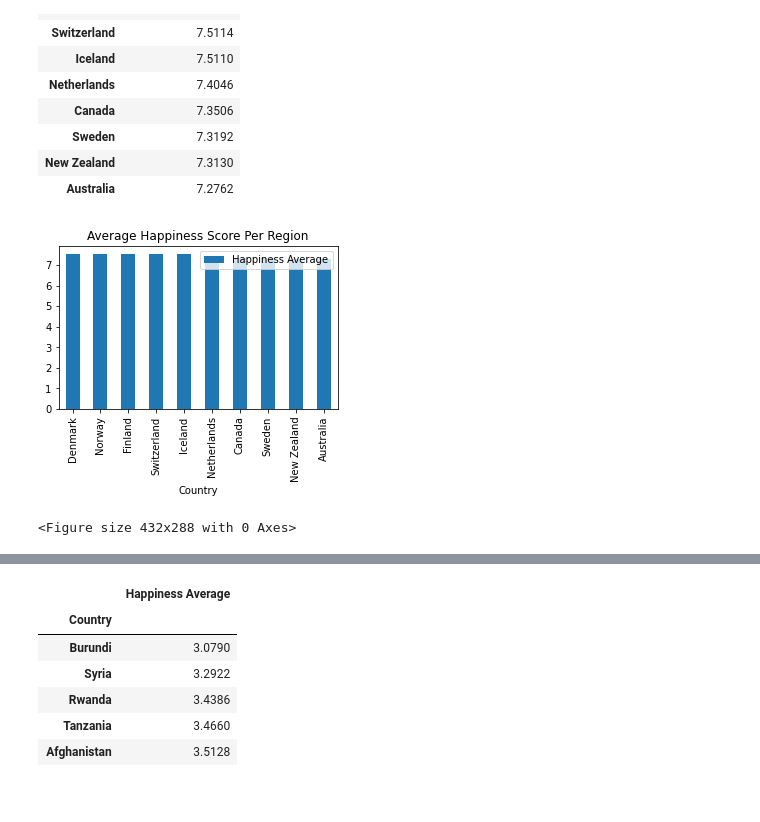
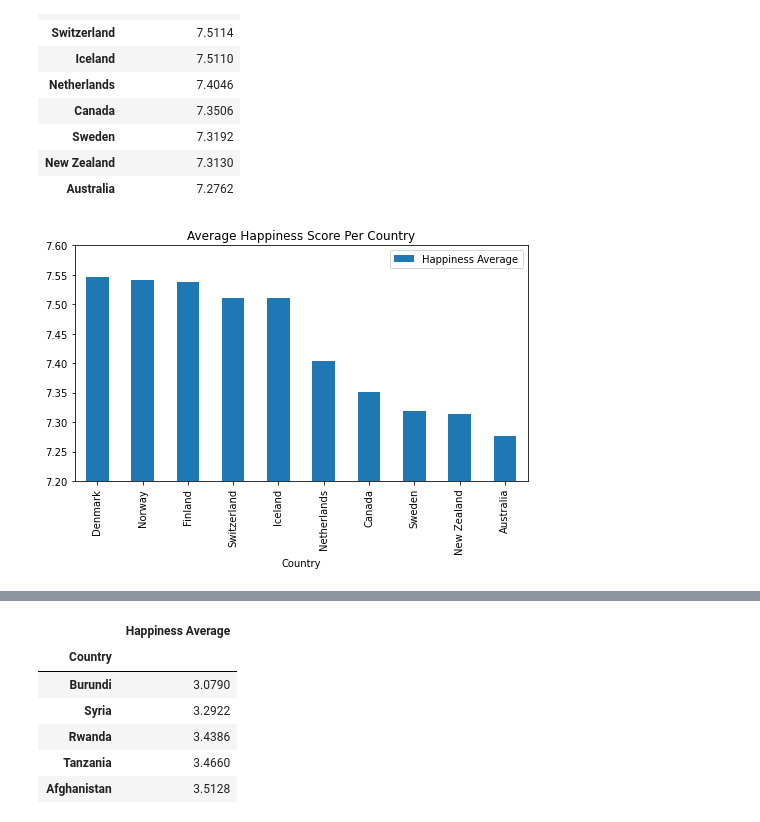
Before and after one commit to Alvin1359/world-happiness-report, a Jupyter notebook: WHA_Country.ipynb, the cells around one changed output, grey strips where cells are left out. Drawn from its saved outputs; the diff is of its cells as text; code cells hidden in the pictures; blank space fills up the shorter version.

Commit message:
Uploading amended WHA_Country.ipynb and pptx presentation

```diff
--- a/WHA_Country.ipynb
+++ b/WHA_Country.ipynb
@@ -485,13 +485,19 @@ highest_10_Happiness
 | Australia | 7.2762 |
 # %%
 # Use DataFrame.plot() in order to create a bar chart of the data
-highest_10_Happiness.plot(kind="bar", figsize=(5,3))
+
+#highest_10_Happiness.plot(kind="bar", figsize=(5,3))
+highest_10_Happiness.plot(kind="bar", figsize=(7,5))
+
+plt.ylim(7.2, 7.6)
+#plt.yticks(np.arange(7.2, 7.6, step=1))
 
 # Set a title for the chart
-plt.title("Average Happiness Score Per Region")
+plt.title("Average Happiness Score Per Country")
 
+# Save and Show plot
+plt.tight_layout()
+plt.savefig("Images/AverageHappiness_Country.png")
 plt.show()
-plt.tight_layout()
 # %% [output]
-[figure, old version]
+[figure, new version]
-<Figure size 432x288 with 0 Axes>
```
Also changed, not shown: parts of 7 cells of this notebook, 4 other files.
